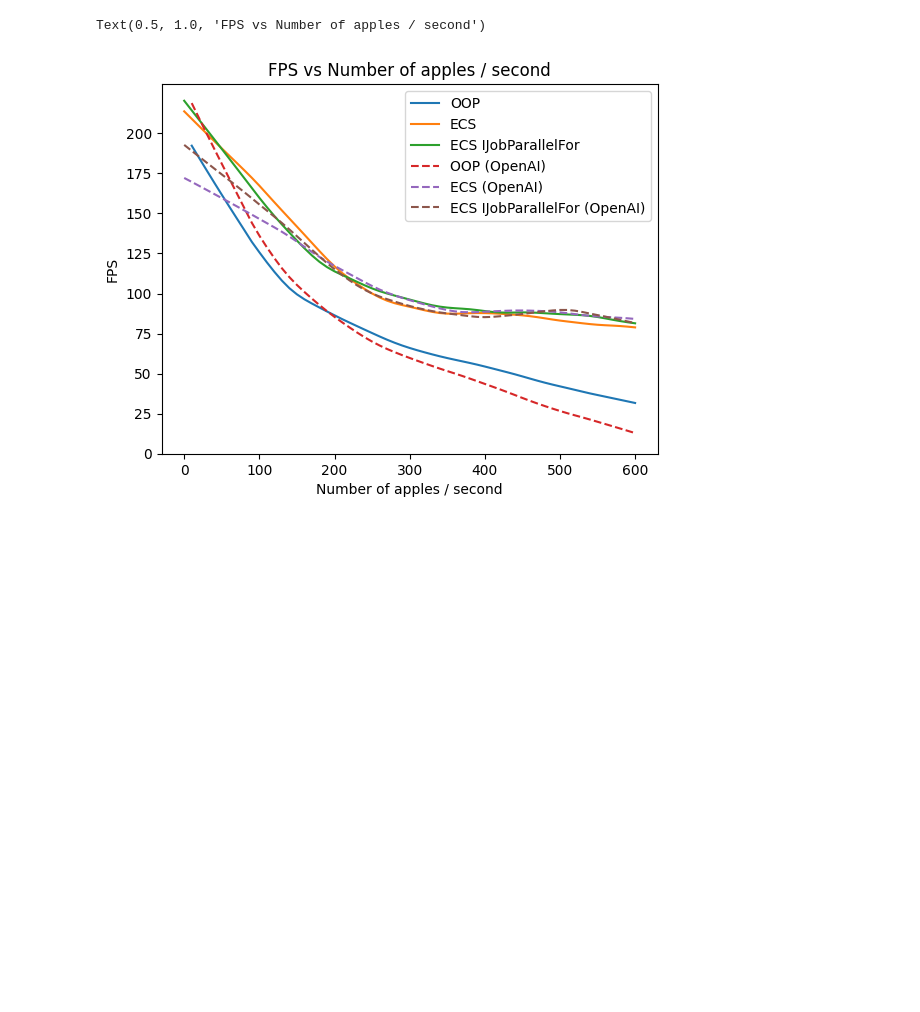
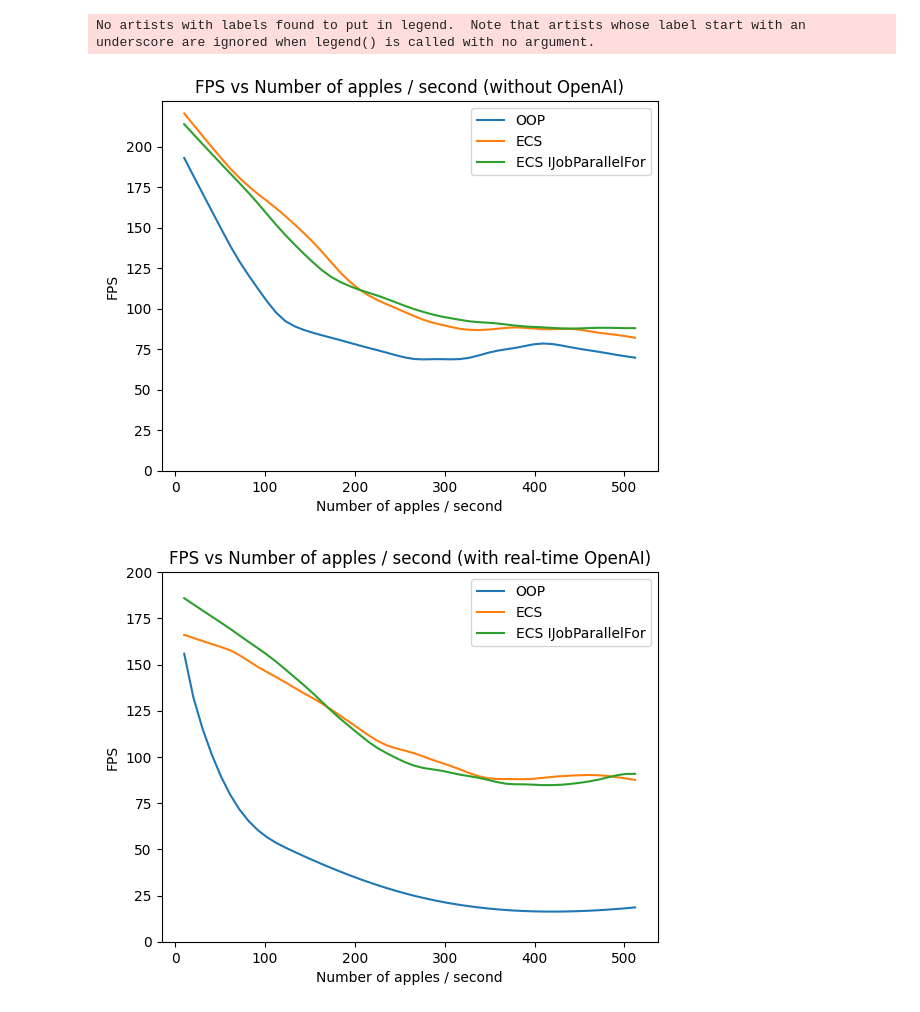
Before and after one commit to phenyle/Eval-ApplePicker-ChatGPT, a Jupyter notebook: plotter.ipynb, the cells around one changed output. Drawn from its saved outputs; the diff is of its cells as text; code cells hidden in the pictures; blank space fills up the shorter version.

```diff
--- a/plotter.ipynb
+++ b/plotter.ipynb
@@ -1,44 +1,59 @@
 # %%
+import numpy as np
 import pandas as pd
 import statsmodels.api as sm
 from matplotlib import pyplot as plt
+from scipy.interpolate import interp1d
 
 
-TYPES = ['normal', 'openai']
+TYPES = ['normal', 'openai', 'openai_pregen']
 STYLES = ['oop', 'dots', 'dots_parallel']
 
 LABELS = {
     'oop': 'OOP',
     'dots': 'ECS',
     'dots_parallel': 'ECS IJobParallelFor'
 }
 
+TITLES = {
+    'normal': 'without OpenAI',
+    'openai': 'with real-time OpenAI',
+    'openai_pregen': 'with pre-generated OpenAI'
+}
+
 for t in TYPES:
     plt.figure()
     for s in STYLES:
+        try:
+            with open(f'{t}_{s}.csv'):
+                pass
+        except FileNotFoundError:
+            continue
+
         df = pd.read_csv(f'{t}_{s}.csv')
         if df.empty:
             continue
         df = df.groupby('num_apples').mean()
 
-        smoothed_data = sm.nonparametric.lowess(df['fps'], df.index, frac=0.3)
+        smooth = sm.nonparametric.lowess(df['fps'], df.index, frac=0.2)
+        x = smooth[:, 0]
+        y = smooth[:, 1]
 
-        x = smoothed_data[:, 0]
-        y = smoothed_data[:, 1]
-
-        x = x[x <= 600]
-        y = y[:len(x)]
+        curve = interp1d(x, y, kind='cubic')
+        x = np.linspace(10, 512, num=50, endpoint=True)
+        y = curve(x)
 
         plt.plot(x, y, label=LABELS[s])
 
     plt.xlabel('Number of apples / second')
     plt.ylabel('FPS')
     plt.legend()
 
     plt.yticks(range(0, 225, 25))
 
-    title = f'FPS vs Number of apples / second (with OpenAI)' if t == 'openai' else f'FPS vs Number of apples / second (without OpenAI)'
+    title = f'FPS vs Number of apples / second ({TITLES[t]})'
     plt.title(title)
 # %% [output]
-Text(0.5, 1.0, 'FPS vs Number of apples / second')
+No artists with labels found to put in legend.  Note that artists whose label start with an underscore are ignored when legend() is called with no argument.
-[figure, old version]
+[figure, new version]
+[figure, added]
```
Also changed, not shown: parts of 1 cell of this notebook.
